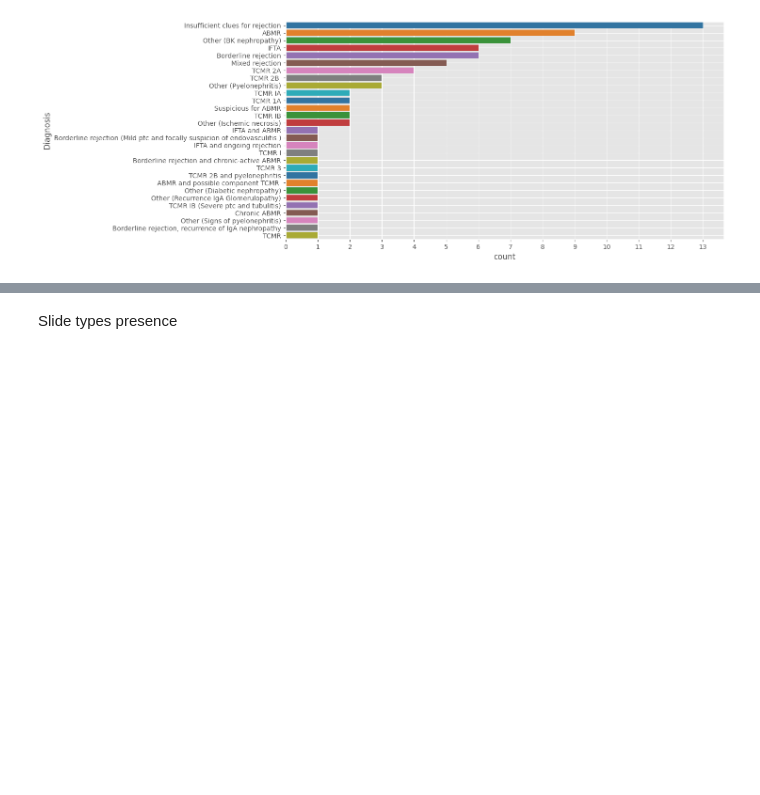
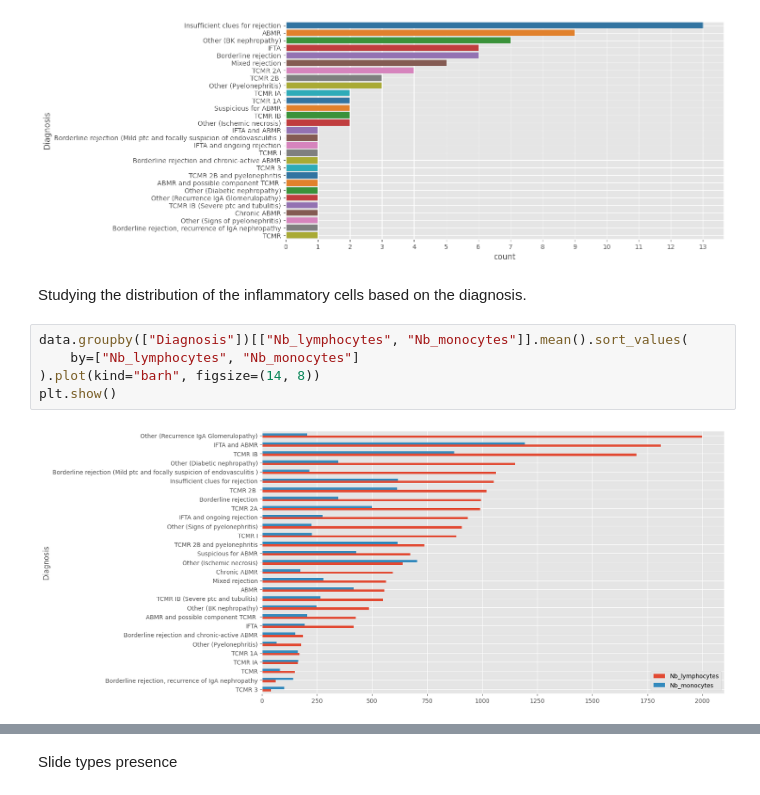
Before and after one commit to AImageLab-zip/MONKEY_challenge_ziplab, a Jupyter notebook: data_analysis/context_analisys.ipynb, the cells around one changed output, grey strips where cells are left out. Drawn from its saved outputs; the diff is of its cells as text; blank space fills up the shorter version.

Commit message:
added graphs and continued developing data ingestion pipeline

```diff
--- a/data_analysis/context_analisys.ipynb
+++ b/data_analysis/context_analisys.ipynb
@@ -114,3 +114,12 @@ plt.xticks(np.arange(0, max(data['Diagnosis'].value_counts() + 1), step=1))
 plt.show()
 # %% [output]
 [figure]
+# %% [markdown]
+Studying the distribution of the inflammatory cells based on the diagnosis.
+# %%
+data.groupby(["Diagnosis"])[["Nb_lymphocytes", "Nb_monocytes"]].mean().sort_values(
+    by=["Nb_lymphocytes", "Nb_monocytes"]
+).plot(kind="barh", figsize=(14, 8))
+plt.show()
+# %% [output]
+[figure, added]
```
Also changed, not shown: parts of 1 cell of this notebook, 3 other files.
